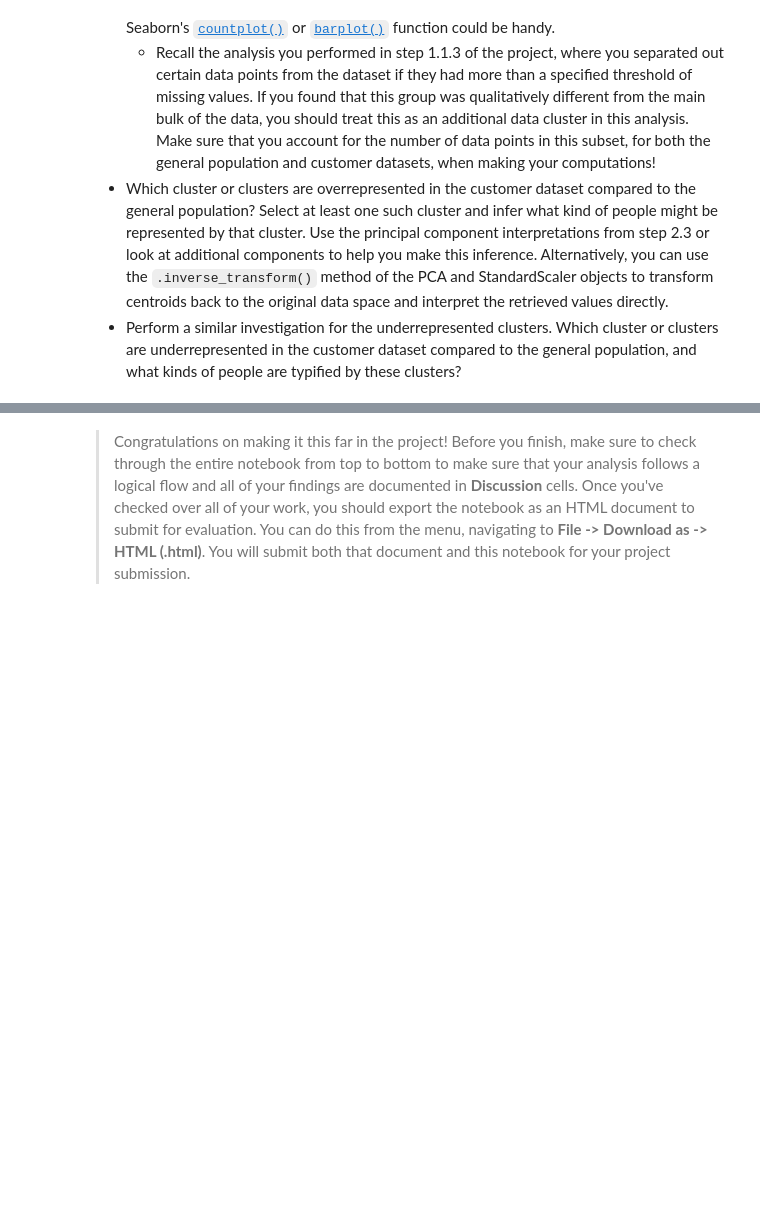
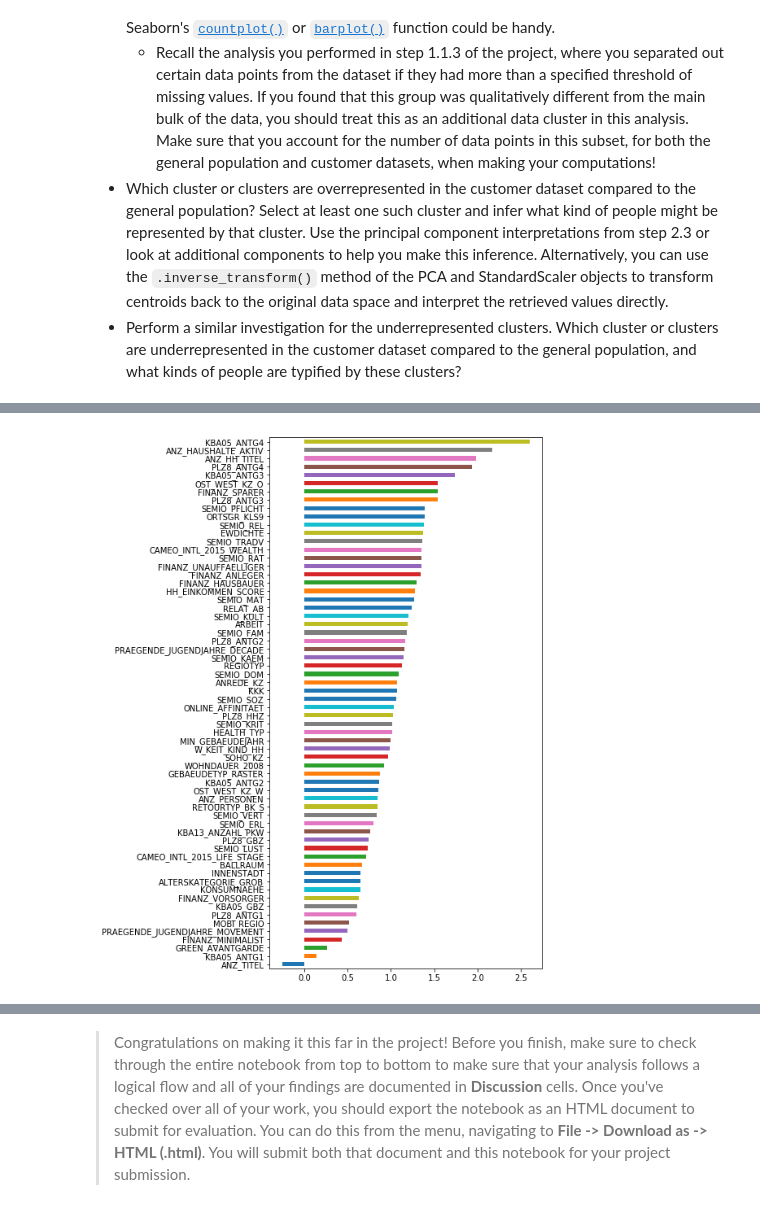
Before and after one commit to Bluecipher1/udacity-machine-learning-pytorch, a Jupyter notebook: identify-customer-segments/Identify_Customer_Segments.ipynb, the cells around one changed output, grey strips where cells are left out. Saved outputs shown, nothing was run; the diff lists cells and outputs as text; code cells hidden in the pictures; blank space fills up the shorter version.

```diff
--- a/identify-customer-segments/Identify_Customer_Segments.ipynb
+++ b/identify-customer-segments/Identify_Customer_Segments.ipynb
@@ -555,6 +657,6 @@ azdias_final.isna().sum(axis=1)
 # %%
 # Impute missing values
-imputer = p.Imputer(missing_values='NaN', strategy='median')
-azdias_final = pd.DataFrame(imputer.fit_transform(azdias_final))
+imputer = p.Imputer(missing_values='NaN', strategy='most_frequent')
+azdias_imputed = pd.DataFrame(imputer.fit_transform(azdias_final))
 # %%
 # Apply feature scaling to the general population demographics data.
@@ -777,0 +1023,6 @@ All in all, the analysis is consistent with a customer base that lives in less p
+# %%
+cluster0 = inv_demeaned.iloc[0].sort_values()
+plt.figure(figsize=(6,12))
+cluster0.plot.barh();
+# %% [output]
+[figure, added]
```
Also changed, not shown: parts of 40 cells of this notebook, 1 other file.
